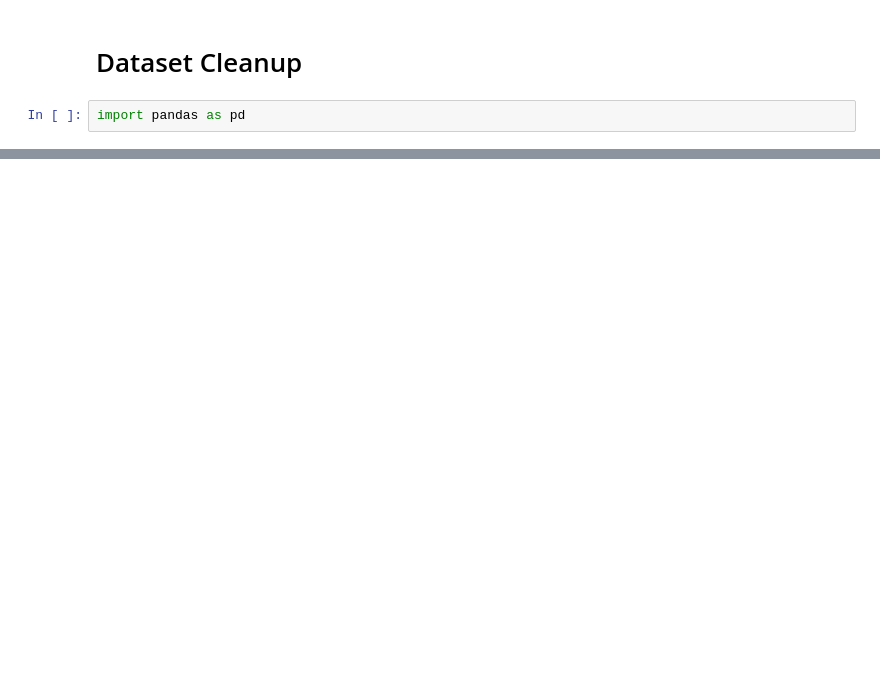
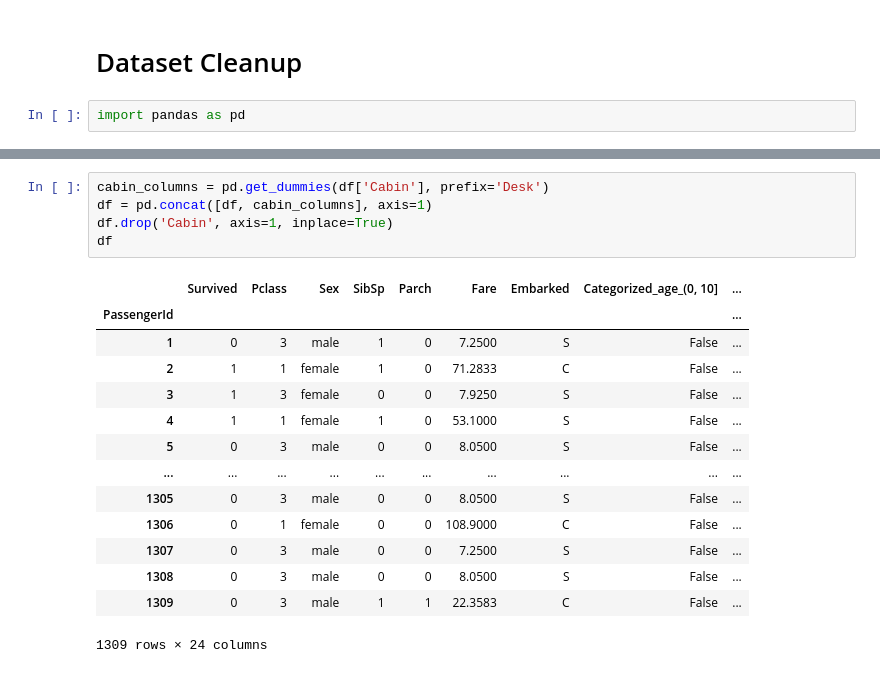
Before and after one commit to sibprogrammer/kaggle, a Jupyter notebook: titanic/cleanup.ipynb, the cells around one changed output, grey strips where cells are left out. Cells and saved outputs as stored; diff of their text form; blank space fills up the shorter version.

```diff
--- a/titanic/cleanup.ipynb
+++ b/titanic/cleanup.ipynb
@@ -87,0 +92,20 @@ df.head()
+# %%
+cabin_columns = pd.get_dummies(df['Cabin'], prefix='Desk')
+df = pd.concat([df, cabin_columns], axis=1)
+df.drop('Cabin', axis=1, inplace=True)
+df
+# %% [output]
+|  | Survived | Pclass | Sex | SibSp | Parch | Fare | Embarked | Categorized_age_(0, 10] | ... |
+| PassengerId |  |  |  |  |  |  |  |  | ... |
+| 1 | 0 | 3 | male | 1 | 0 | 7.2500 | S | False | ... |
+| 2 | 1 | 1 | female | 1 | 0 | 71.2833 | C | False | ... |
+| 3 | 1 | 3 | female | 0 | 0 | 7.9250 | S | False | ... |
+| 4 | 1 | 1 | female | 1 | 0 | 53.1000 | S | False | ... |
+| 5 | 0 | 3 | male | 0 | 0 | 8.0500 | S | False | ... |
+| ... | ... | ... | ... | ... | ... | ... | ... | ... | ... |
+| 1305 | 0 | 3 | male | 0 | 0 | 8.0500 | S | False | ... |
+| 1306 | 0 | 1 | female | 0 | 0 | 108.9000 | C | False | ... |
+| 1307 | 0 | 3 | male | 0 | 0 | 7.2500 | S | False | ... |
+| 1308 | 0 | 3 | male | 0 | 0 | 8.0500 | S | False | ... |
+| 1309 | 0 | 3 | male | 1 | 1 | 22.3583 | C | False | ... |
+1309 rows × 24 columns
```
Also changed, not shown: parts of 14 cells of this notebook, 1 other file.
